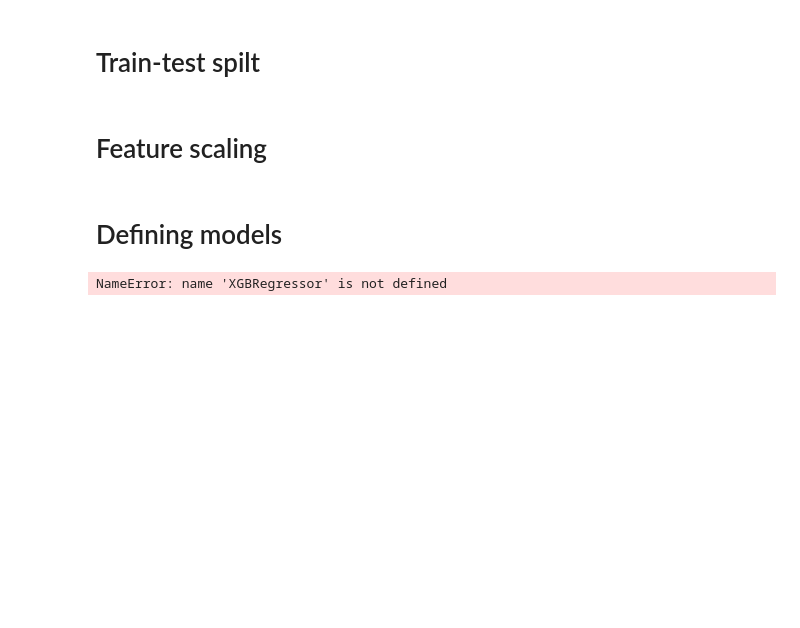
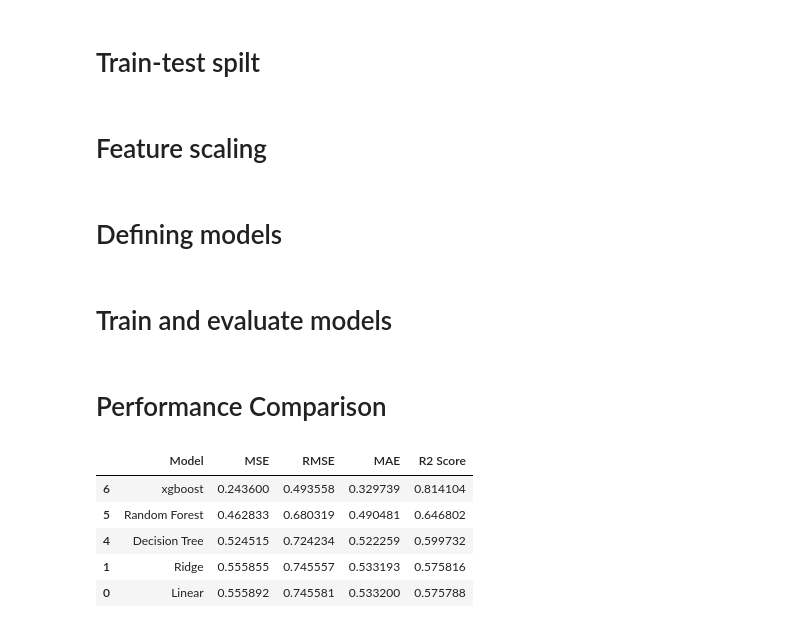
Before and after one commit to shy942/ML-exploration, a Jupyter notebook: notebooks/04_Regression_Algorithms.ipynb, the cells around one changed output. Cells and saved outputs as stored; diff of their text form; code cells hidden in the pictures; blank space fills up the shorter version.

Commit message:
04_Regression_Algorithms.ipynb is dated

```diff
--- a/notebooks/04_Regression_Algorithms.ipynb
+++ b/notebooks/04_Regression_Algorithms.ipynb
@@ -134,13 +134,13 @@ scaler = StandardScaler()
 # Defining models
 # %%
 models = {
-    'Linear Regression': LinearRegression(),
-    'Ridge Regression': Ridge(alpha=1.0),
-    'Lasso Regression': Lasso(alpha=0.1),
-    'ElasticNet Regression': ElasticNet(alpha=0.1, l1_ratio=0.5),
-    'Decision Tree Regression': DecisionTreeRegressor(max_depth=5),
-    'Random Forest Regression': RandomForestRegressor(n_estimators=100, max_depth=5, random_state=42),
-    'xgboost Regression': XGBRegressor(n_estimators=100, max_depth=5, learning_rate=0.1, random_state=42)
+    'Linear': LinearRegression(),
+    'Ridge': Ridge(alpha=1.0),
+    'Lasso': Lasso(alpha=0.1),
+    'ElasticNet': ElasticNet(alpha=0.1, l1_ratio=0.5),
+    'Decision Tree': DecisionTreeRegressor(max_depth=5),
+    'Random Forest': RandomForestRegressor(n_estimators=100, max_depth=5, random_state=42),
+    'xgboost': XGBRegressor(n_estimators=100, max_depth=5, learning_rate=0.1, random_state=42)
 }
-# %% [output]
-NameError: name 'XGBRegressor' is not defined
+# %% [markdown]
+# Train and evaluate models
@@ -146,0 +176,13 @@ NameError: name 'XGBRegressor' is not defined
+# %% [markdown]
+# Performance Comparison
+# %%
+comparison_df = pd.DataFrame(results, columns=['Model', 'MSE', 'RMSE', 'MAE', 'R2 Score'])
+comparison_df.sort_values(by='R2 Score', ascending=False, inplace=True)
+comparison_df.head()
+# %% [output]
+|  | Model | MSE | RMSE | MAE | R2 Score |
+| 6 | xgboost | 0.243600 | 0.493558 | 0.329739 | 0.814104 |
+| 5 | Random Forest | 0.462833 | 0.680319 | 0.490481 | 0.646802 |
+| 4 | Decision Tree | 0.524515 | 0.724234 | 0.522259 | 0.599732 |
+| 1 | Ridge | 0.555855 | 0.745557 | 0.533193 | 0.575816 |
+| 0 | Linear | 0.555892 | 0.745581 | 0.533200 | 0.575788 |
```
Also changed, not shown: parts of 3 cells of this notebook.
